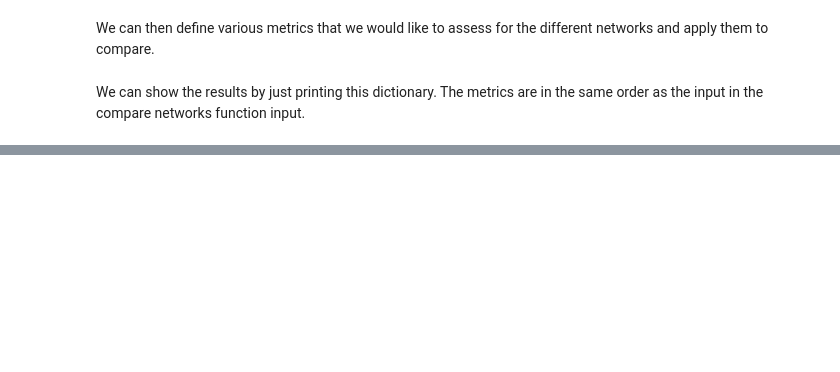
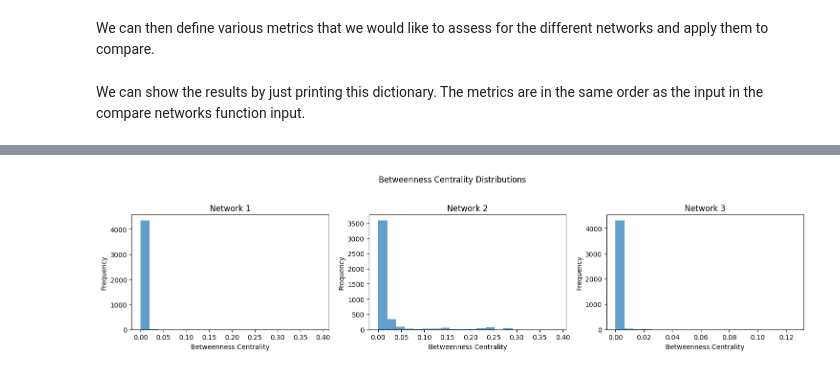
Before and after one commit to lschulte09/network_sci, a Jupyter notebook: lab1.ipynb, the cells around one changed output, grey strips where cells are left out. Saved outputs shown, nothing was run; the diff lists cells and outputs as text; code cells hidden in the pictures; blank space fills up the shorter version.

```diff
--- a/lab1.ipynb
+++ b/lab1.ipynb
@@ -146,0 +197,6 @@ result
+# %%
+networks = [G,H,K]
+
+plot_betweenness_centraliy_mult(networks)
+# %% [output]
+[figure, added]
```
Also changed, not shown: parts of 9 cells of this notebook, 3 other files.
